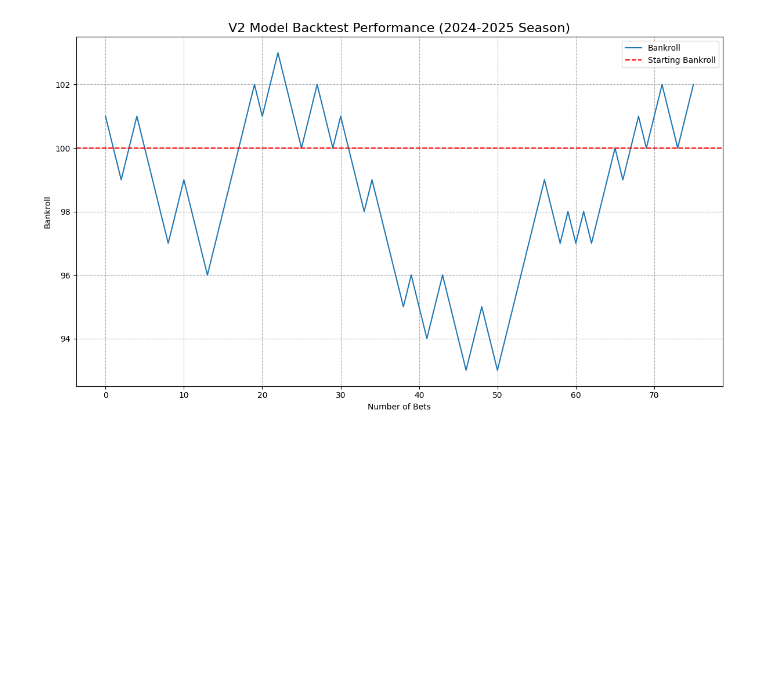
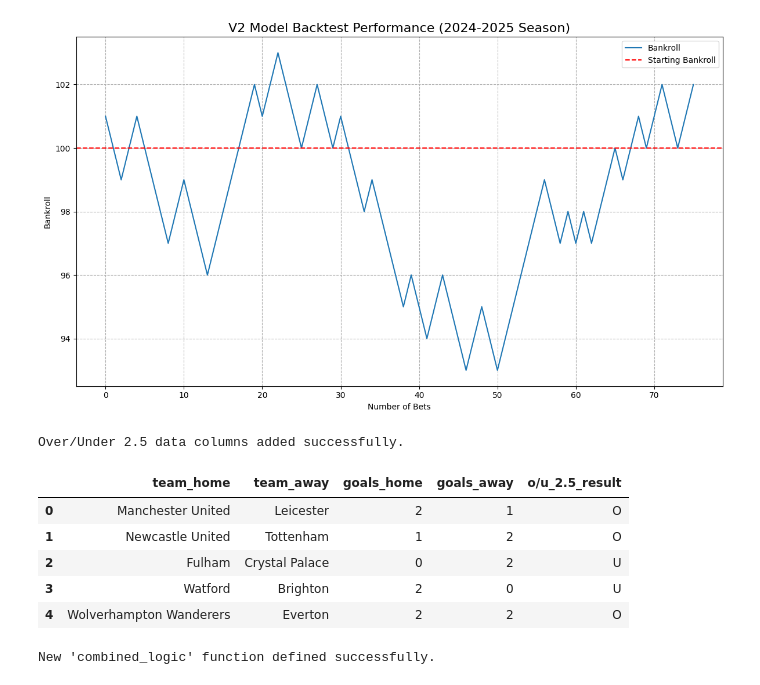
Before and after one commit to Har2yQn78/EPL-ML, a Jupyter notebook: notebook/7 - EPL Prediction Pipeline - V2 Prototype.ipynb, the cells around one changed output. Cells and saved outputs as stored; diff of their text form; code cells hidden in the pictures; blank space fills up the shorter version.

```diff
--- a/notebook/7 - EPL Prediction Pipeline - V2 Prototype.ipynb
+++ b/notebook/7 - EPL Prediction Pipeline - V2 Prototype.ipynb
@@ -684,3 +684,76 @@ Return on Investment (ROI): 2.00%
 
 Generating backtest performance chart...
 [figure]
+# %%
+# --- Add Over/Under 2.5 Data ---
+
+# Add placeholder odds for Over 2.5 and Under 2.5 goals
+football_data_filtered['b365_o25'] = 1.90
+football_data_filtered['b365_u25'] = 1.90
+
+# Add the actual result column: 'O' for Over, 'U' for Under
+def get_over_under_result(row):
+    if (row['goals_home'] + row['goals_away']) > 2.5:
+        return 'O'
+    else:
+        return 'U'
+football_data_filtered['o/u_2.5_result'] = football_data_filtered.apply(get_over_under_result, axis=1)
+
+print("Over/Under 2.5 data columns added successfully.")
+display(football_data_filtered[['team_home', 'team_away', 'goals_home', 'goals_away', 'o/u_2.5_result']].head())
+# %% [output]
+Over/Under 2.5 data columns added successfully.
+|  | team_home | team_away | goals_home | goals_away | o/u_2.5_result |
+| 0 | Manchester United | Leicester | 2 | 1 | O |
+| 1 | Newcastle United | Tottenham | 1 | 2 | O |
+| 2 | Fulham | Crystal Palace | 0 | 2 | U |
+| 3 | Watford | Brighton | 2 | 0 | U |
+| 4 | Wolverhampton Wanderers | Everton | 2 | 2 | O |
+# %%
+# --- Define the New "Combined" Logic Function ---
+
+def combined_logic(ctx):
+    """
+    This logic function places two bets per match:
+    1. On the most likely match outcome (Win/Draw/Loss).
+    2. On the most likely goal total outcome (Over/Under 2.5).
+    """
+    fixture, account, model = ctx.fixture, ctx.account, ctx.model
+
+    # --- Bet 1: Match Outcome (Win/Draw/Loss) ---
+    if model is None:
+        return # Skip if the trainer failed
+
+    if fixture["team_home"] in model.teams and fixture["team_away"] in model.teams:
+        pred = model.predict(fixture["team_home"], fixture["team_away"])
+        probs_wdl = {'H': pred.home_win, 'D': pred.draw, 'A': pred.away_win}
+        most_likely_wdl = max(probs_wdl, key=probs_wdl.get)
+
+        if most_likely_wdl == 'H':
+            odds, bet_won = fixture["b365_h"], 1 if fixture["ftr"] == "H" else 0
+        elif most_likely_wdl == 'D':
+            odds, bet_won = fixture["b365_d"], 1 if fixture["ftr"] == "D" else 0
+        else:
+            odds, bet_won = fixture["b365_a"], 1 if fixture["ftr"] == "A" else 0
+        account.place_bet(odds, 1, bet_won)
+
+        # --- Bet 2: Over/Under 2.5 Goals ---
+        # Get the probabilities for Over/Under 2.5
+        prob_under, _, prob_over = pred.totals(2.5) # The middle value is for a "push", which is 0 for a .5 line
+
+        # Decide whether to bet Over or Under
+        if prob_over > prob_under:
+            # Bet on Over 2.5
+            odds_ou = fixture["b365_o25"]
+            bet_won_ou = 1 if fixture["o/u_2.5_result"] == "O" else 0
+        else:
+            # Bet on Under 2.5
+            odds_ou = fixture["b365_u25"]
+            bet_won_ou = 1 if fixture["o/u_2.5_result"] == "U" else 0
+
+        # Place the second 1-unit bet
+        account.place_bet(odds_ou, 1, bet_won_ou)
+
+print("New 'combined_logic' function defined successfully.")
+# %% [output]
+New 'combined_logic' function defined successfully.
```
Also changed, not shown: parts of 1 cell of this notebook.
